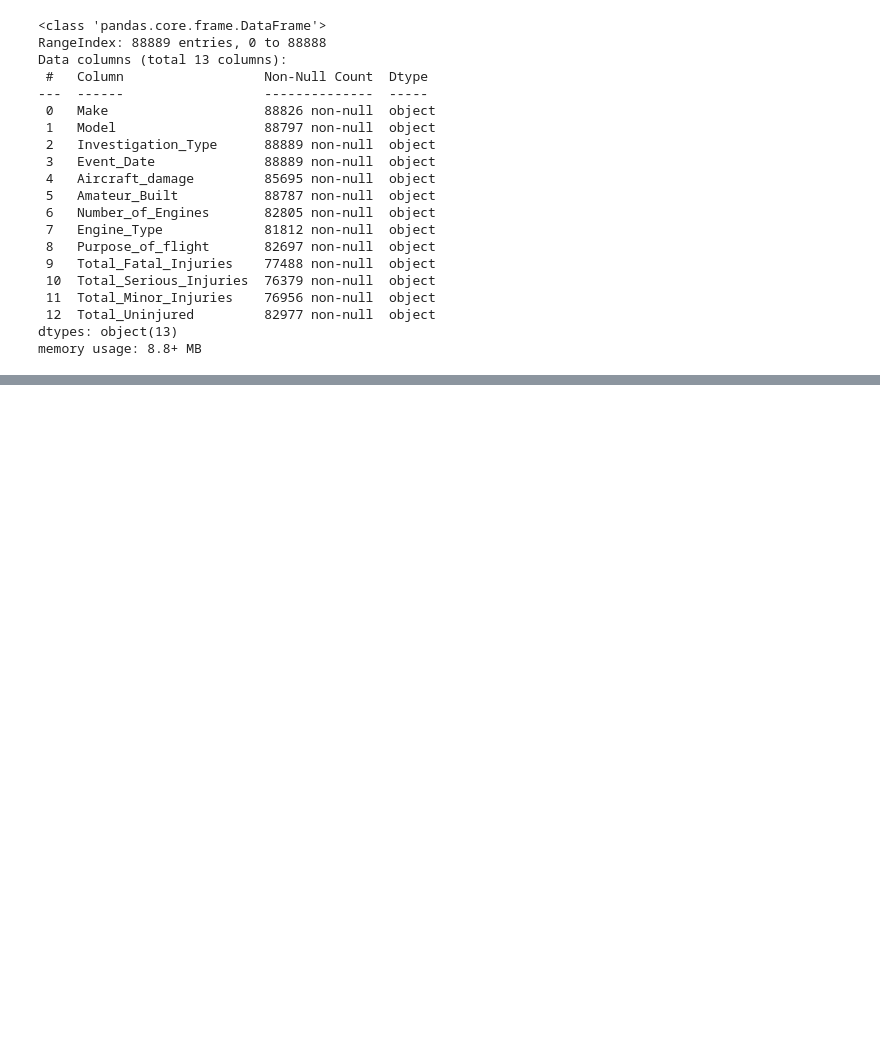
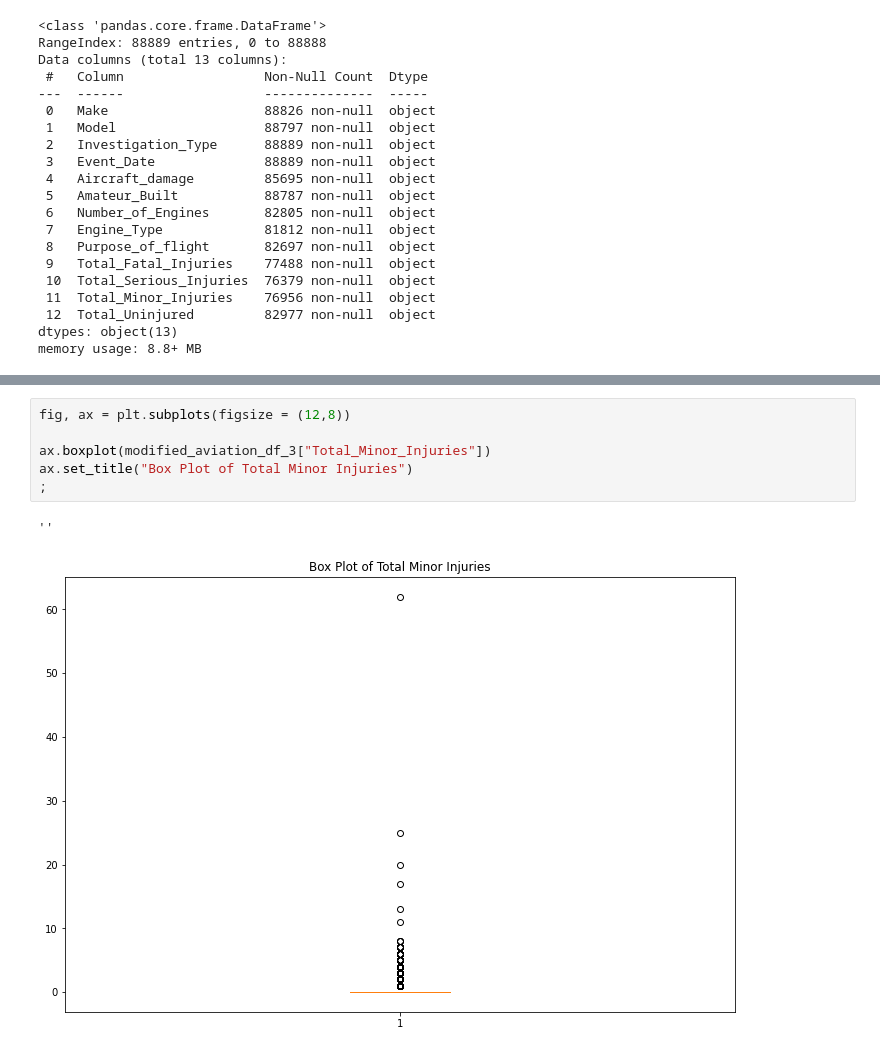
Before and after one commit to Gesh901/Aviation-Study, a Jupyter notebook: Project_Phase1.ipynb, the cells around one changed output, grey strips where cells are left out. Saved outputs shown, nothing was run; the diff lists cells and outputs as text; blank space fills up the shorter version.

```diff
--- a/Project_Phase1.ipynb
+++ b/Project_Phase1.ipynb
@@ -263,0 +658,9 @@ Name: Engine_Type, dtype: int64
+# %%
+fig, ax = plt.subplots(figsize = (12,8))
+
+ax.boxplot(modified_aviation_df_3["Total_Minor_Injuries"])
+ax.set_title("Box Plot of Total Minor Injuries")
+;
+# %% [output]
+''
+[figure, added]
```
Also changed, not shown: parts of 106 cells of this notebook, 1 other file.
